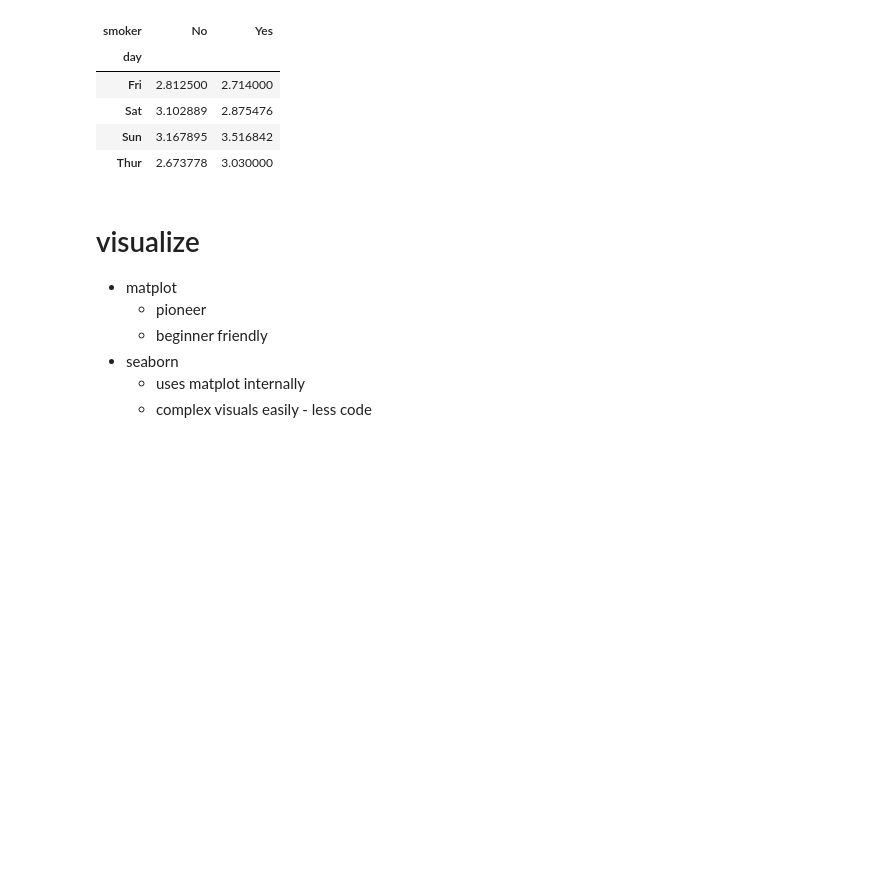
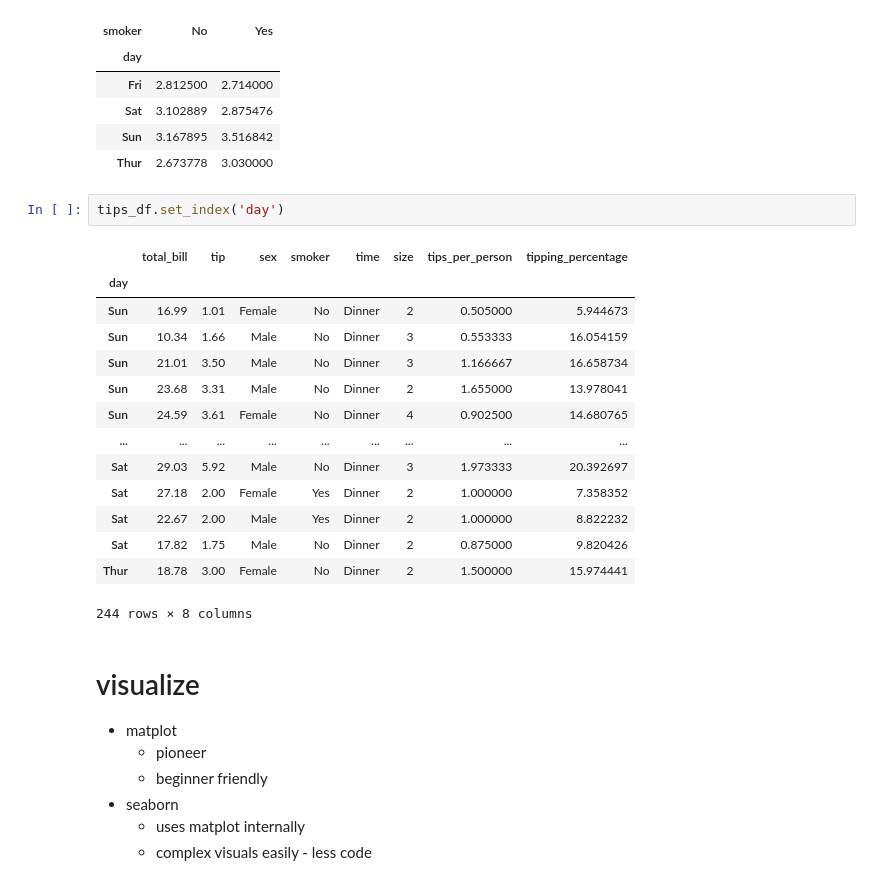
Before and after one commit to gemmaporrill1/replit, a Jupyter notebook: day_16_pandas_intro.ipynb, the cells around one changed output. Cells and saved outputs as stored; diff of their text form; blank space fills up the shorter version.

```diff
--- a/day_16_pandas_intro.ipynb
+++ b/day_16_pandas_intro.ipynb
@@ -527,6 +528,23 @@ pd.pivot_table(tips_df, index='day', columns= 'smoker', values = 'tip')
 | Sat | 3.102889 | 2.875476 |
 | Sun | 3.167895 | 3.516842 |
 | Thur | 2.673778 | 3.030000 |
+# %%
+tips_df.set_index('day')
+# %% [output]
+|  | total_bill | tip | sex | smoker | time | size | tips_per_person | tipping_percentage |
+| day |  |  |  |  |  |  |  |  |
+| Sun | 16.99 | 1.01 | Female | No | Dinner | 2 | 0.505000 | 5.944673 |
+| Sun | 10.34 | 1.66 | Male | No | Dinner | 3 | 0.553333 | 16.054159 |
+| Sun | 21.01 | 3.50 | Male | No | Dinner | 3 | 1.166667 | 16.658734 |
+| Sun | 23.68 | 3.31 | Male | No | Dinner | 2 | 1.655000 | 13.978041 |
+| Sun | 24.59 | 3.61 | Female | No | Dinner | 4 | 0.902500 | 14.680765 |
+| ... | ... | ... | ... | ... | ... | ... | ... | ... |
+| Sat | 29.03 | 5.92 | Male | No | Dinner | 3 | 1.973333 | 20.392697 |
+| Sat | 27.18 | 2.00 | Female | Yes | Dinner | 2 | 1.000000 | 7.358352 |
+| Sat | 22.67 | 2.00 | Male | Yes | Dinner | 2 | 1.000000 | 8.822232 |
+| Sat | 17.82 | 1.75 | Male | No | Dinner | 2 | 0.875000 | 9.820426 |
+| Thur | 18.78 | 3.00 | Female | No | Dinner | 2 | 1.500000 | 15.974441 |
+244 rows × 8 columns
 # %% [markdown]
 # visualize
 
```
Also changed, not shown: parts of 8 cells of this notebook, 2 other files.
